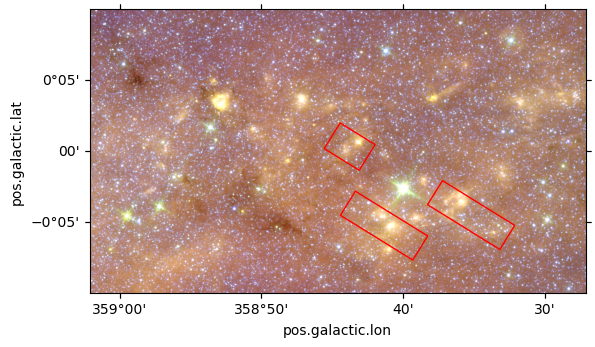
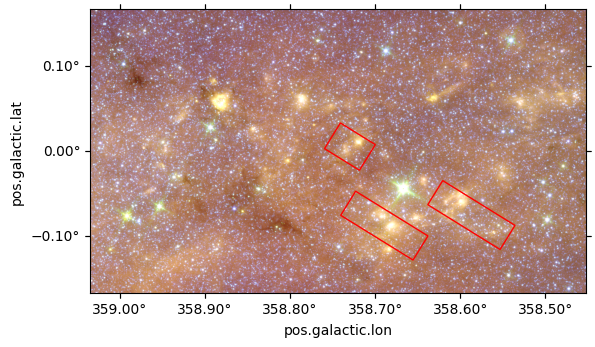
The change to this notebook cell's code, shown as a diff; its figure went from the first image to the second:
--- before
+++ after
@@ -4,2 +4,4 @@
 reg_fovb.to_pixel(rgb_wcs).plot(ax=ax, edgecolor='red')
 reg_fov_niriss.to_pixel(rgb_wcs).plot(ax=ax, edgecolor='red')
+ax.coords[0].set_major_formatter('d.dd')
+ax.coords[1].set_major_formatter('d.dd')

Commit: updated